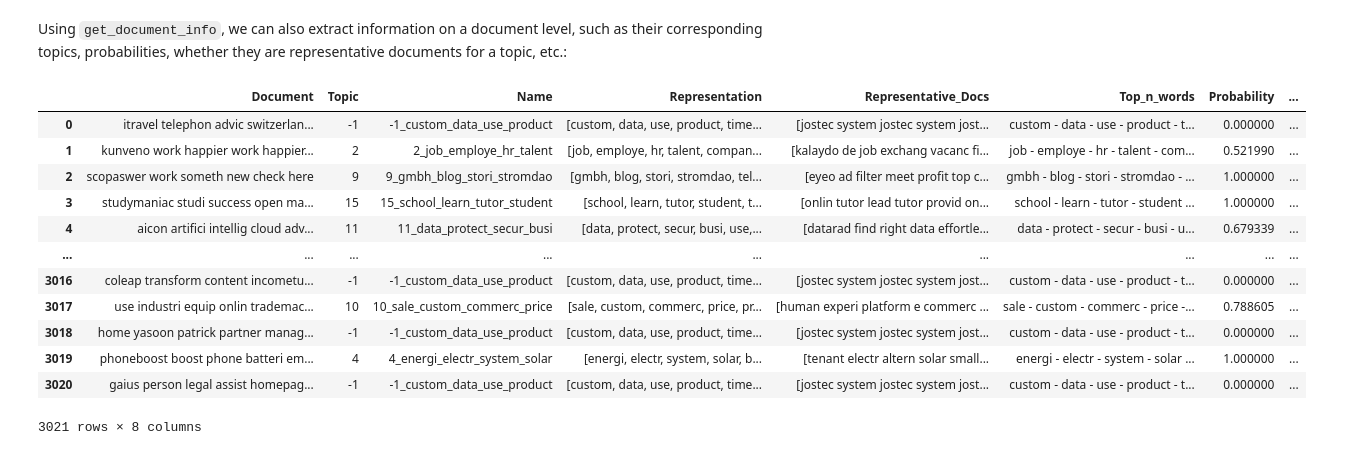
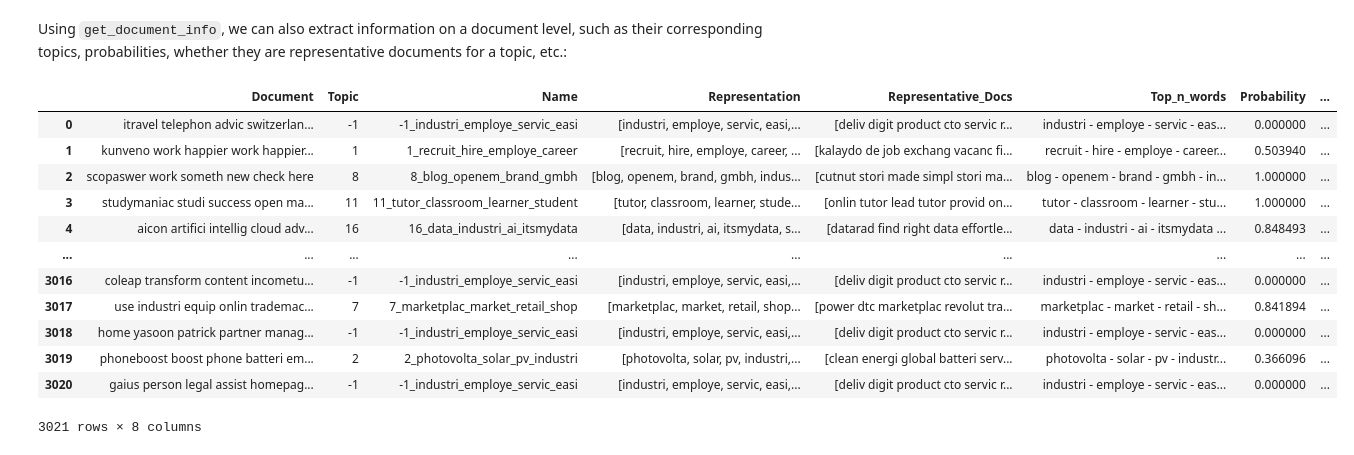
Before and after one commit to AleksandarIlievski/startup-clustering, a Jupyter notebook: notebooks/04 Clustering/BERTopic.ipynb, the cells around one changed output. Drawn from its saved outputs; the diff is of its cells as text; code cells hidden in the pictures.

Commit message:
BERTopic modeling done

```diff
--- a/notebooks/04 Clustering/BERTopic.ipynb
+++ b/notebooks/04 Clustering/BERTopic.ipynb
@@ -217,18 +213,18 @@ ValueError: Mime type rendering requires nbformat>=4.2.0 but it is not installed
 # %% [markdown]
 Using `get_document_info`, we can also extract information on a document level, such as their corresponding topics, probabilities, whether they are representative documents for a topic, etc.:
 # %%
-topic_model.get_document_info(df['website_text_in_en'])
+topic_model.get_document_info(docs)
 # %% [output]
 |  | Document | Topic | Name | Representation | Representative_Docs | Top_n_words | Probability | ... |
-| 0 | itravel telephon advic switzerlan... | -1 | -1_custom_data_use_product | [custom, data, use, product, time... | [jostec system jostec system jost... | custom - data - use - product - t... | 0.000000 | ... |
-| 1 | kunveno work happier work happier... | 2 | 2_job_employe_hr_talent | [job, employe, hr, talent, compan... | [kalaydo de job exchang vacanc fi... | job - employe - hr - talent - com... | 0.521990 | ... |
-| 2 | scopaswer work someth new check here | 9 | 9_gmbh_blog_stori_stromdao | [gmbh, blog, stori, stromdao, tel... | [eyeo ad filter meet profit top c... | gmbh - blog - stori - stromdao - ... | 1.000000 | ... |
-| 3 | studymaniac studi success open ma... | 15 | 15_school_learn_tutor_student | [school, learn, tutor, student, t... | [onlin tutor lead tutor provid on... | school - learn - tutor - student ... | 1.000000 | ... |
-| 4 | aicon artifici intellig cloud adv... | 11 | 11_data_protect_secur_busi | [data, protect, secur, busi, use,... | [datarad find right data effortle... | data - protect - secur - busi - u... | 0.679339 | ... |
+| 0 | itravel telephon advic switzerlan... | -1 | -1_industri_employe_servic_easi | [industri, employe, servic, easi,... | [deliv digit product cto servic r... | industri - employe - servic - eas... | 0.000000 | ... |
+| 1 | kunveno work happier work happier... | 1 | 1_recruit_hire_employe_career | [recruit, hire, employe, career, ... | [kalaydo de job exchang vacanc fi... | recruit - hire - employe - career... | 0.503940 | ... |
+| 2 | scopaswer work someth new check here | 8 | 8_blog_openem_brand_gmbh | [blog, openem, brand, gmbh, indus... | [cutnut stori made simpl stori ma... | blog - openem - brand - gmbh - in... | 1.000000 | ... |
+| 3 | studymaniac studi success open ma... | 11 | 11_tutor_classroom_learner_student | [tutor, classroom, learner, stude... | [onlin tutor lead tutor provid on... | tutor - classroom - learner - stu... | 1.000000 | ... |
+| 4 | aicon artifici intellig cloud adv... | 16 | 16_data_industri_ai_itsmydata | [data, industri, ai, itsmydata, s... | [datarad find right data effortle... | data - industri - ai - itsmydata ... | 0.848493 | ... |
 | ... | ... | ... | ... | ... | ... | ... | ... | ... |
-| 3016 | coleap transform content incometu... | -1 | -1_custom_data_use_product | [custom, data, use, product, time... | [jostec system jostec system jost... | custom - data - use - product - t... | 0.000000 | ... |
-| 3017 | use industri equip onlin trademac... | 10 | 10_sale_custom_commerc_price | [sale, custom, commerc, price, pr... | [human experi platform e commerc ... | sale - custom - commerc - price -... | 0.788605 | ... |
-| 3018 | home yasoon patrick partner manag... | -1 | -1_custom_data_use_product | [custom, data, use, product, time... | [jostec system jostec system jost... | custom - data - use - product - t... | 0.000000 | ... |
-| 3019 | phoneboost boost phone batteri em... | 4 | 4_energi_electr_system_solar | [energi, electr, system, solar, b... | [tenant electr altern solar small... | energi - electr - system - solar ... | 1.000000 | ... |
-| 3020 | gaius person legal assist homepag... | -1 | -1_custom_data_use_product | [custom, data, use, product, time... | [jostec system jostec system jost... | custom - data - use - product - t... | 0.000000 | ... |
+| 3016 | coleap transform content incometu... | -1 | -1_industri_employe_servic_easi | [industri, employe, servic, easi,... | [deliv digit product cto servic r... | industri - employe - servic - eas... | 0.000000 | ... |
+| 3017 | use industri equip onlin trademac... | 7 | 7_marketplac_market_retail_shop | [marketplac, market, retail, shop... | [power dtc marketplac revolut tra... | marketplac - market - retail - sh... | 0.841894 | ... |
+| 3018 | home yasoon patrick partner manag... | -1 | -1_industri_employe_servic_easi | [industri, employe, servic, easi,... | [deliv digit product cto servic r... | industri - employe - servic - eas... | 0.000000 | ... |
+| 3019 | phoneboost boost phone batteri em... | 2 | 2_photovolta_solar_pv_industri | [photovolta, solar, pv, industri,... | [clean energi global batteri serv... | photovolta - solar - pv - industr... | 0.366096 | ... |
+| 3020 | gaius person legal assist homepag... | -1 | -1_industri_employe_servic_easi | [industri, employe, servic, easi,... | [deliv digit product cto servic r... | industri - employe - servic - eas... | 0.000000 | ... |
 3021 rows × 8 columns
```
Also changed, not shown: parts of 10 cells of this notebook.
